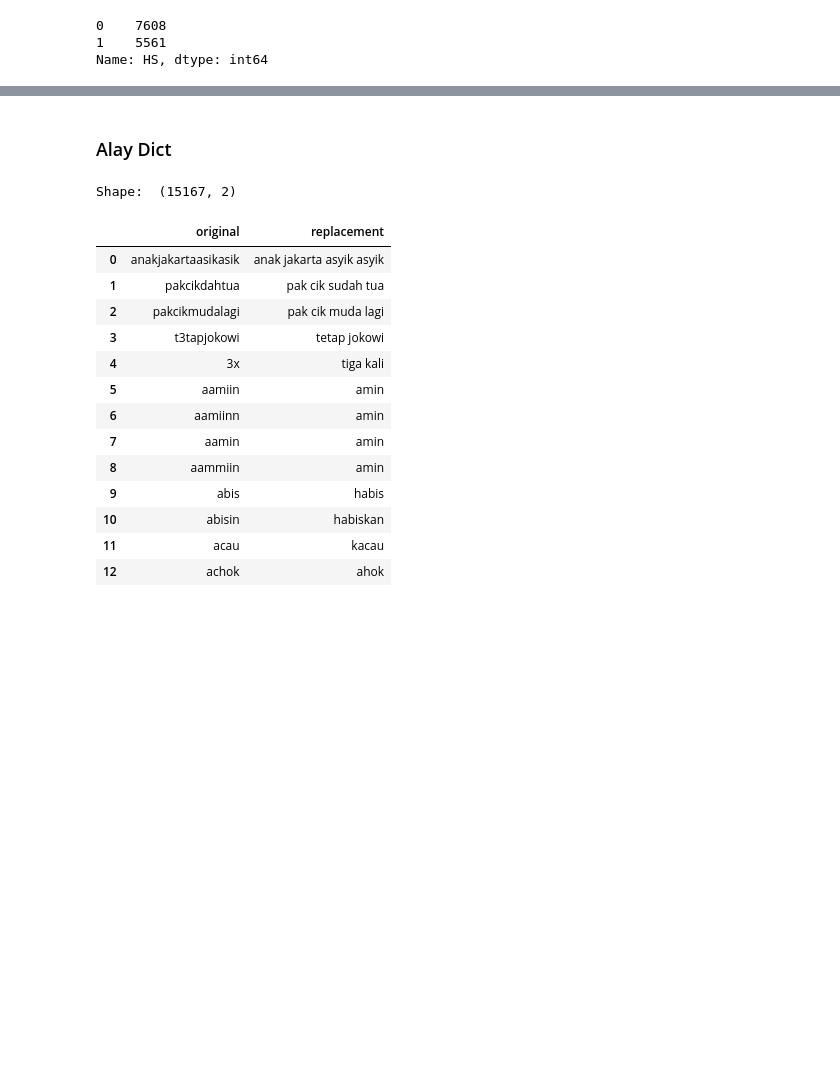
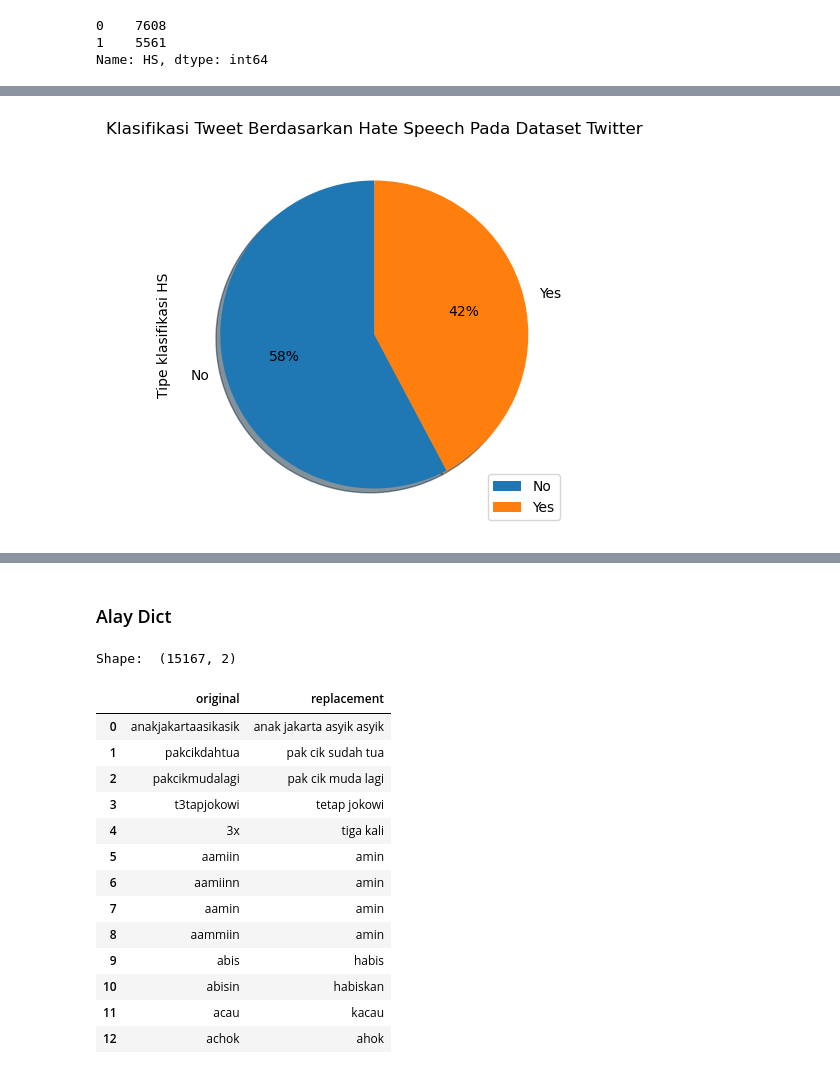
Before and after one commit to udjoo/tugasbinar, a Jupyter notebook: preprocess.ipynb, the cells around one changed output, grey strips where cells are left out. Drawn from its saved outputs; the diff is of its cells as text; code cells hidden in the pictures; blank space fills up the shorter version.

Commit message:
add visual

```diff
--- a/preprocess.ipynb
+++ b/preprocess.ipynb
@@ -12,7 +12,7 @@ import pandas as pd
 # %% [markdown]
 # Load data
 # %%
-data = pd.read_csv('data/data.csv', encoding='latin-1')
+df = pd.read_csv('data/data.csv', encoding='latin-1')
 
 alay_dict = pd.read_csv('data/new_kamusalay.csv', encoding='latin-1', header=None)
 alay_dict = alay_dict.rename(columns={0: 'original', 1: 'replacement'})
@@ -62,0 +97,18 @@ Non-toxic shape:  (5860, 13)
+# %%
+def klasifikasi(HS):
+    if (HS == 1):
+        return 'Yes'
+    elif (HS == 0):
+        return 'No'
+
+
+def klasifikasi(Abusive):
+    if (Abusive == 1):
+        return 'Yes'
+    elif (Abusive == 0):
+        return 'No'
+
+
+df['Tipe klasifikasi HS'] = df['HS'].apply(lambda x: klasifikasi(x))
+df['Tipe klasifikasi Abusive'] = df['Abusive'].apply(lambda x: klasifikasi(x))
+df.head()
@@ -62,0 +122,3 @@ Non-toxic shape:  (5860, 13)
+# %%
+klasifikasi = df[["Tweet", "HS", "Abusive", "Tipe klasifikasi HS", "Tipe klasifikasi Abusive"]]
+klasifikasi.head()
@@ -62,0 +132,10 @@ Non-toxic shape:  (5860, 13)
+# %%
+klasifikasi['Tipe klasifikasi HS'].value_counts().plot(
+    kind='pie', figsize=(5, 5), autopct='%1.f%%', startangle=90, shadow=True)
+
+plt.legend(['No', 'Yes'])
+plt.title('Klasifikasi Tweet Berdasarkan Hate Speech Pada Dataset Twitter')
+
+plt.show()
+# %% [output]
+[figure, added]
```
Also changed, not shown: parts of 18 cells of this notebook, 4 other files.
